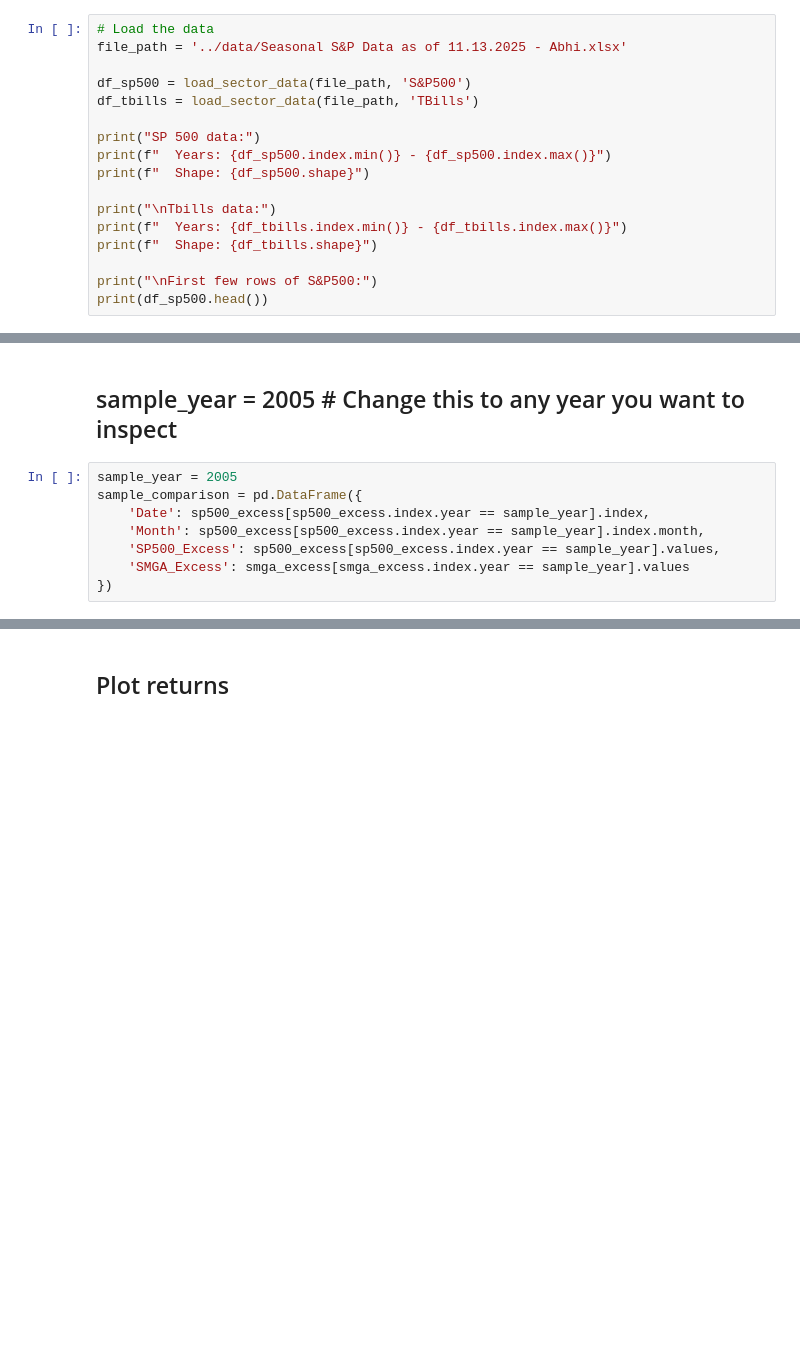
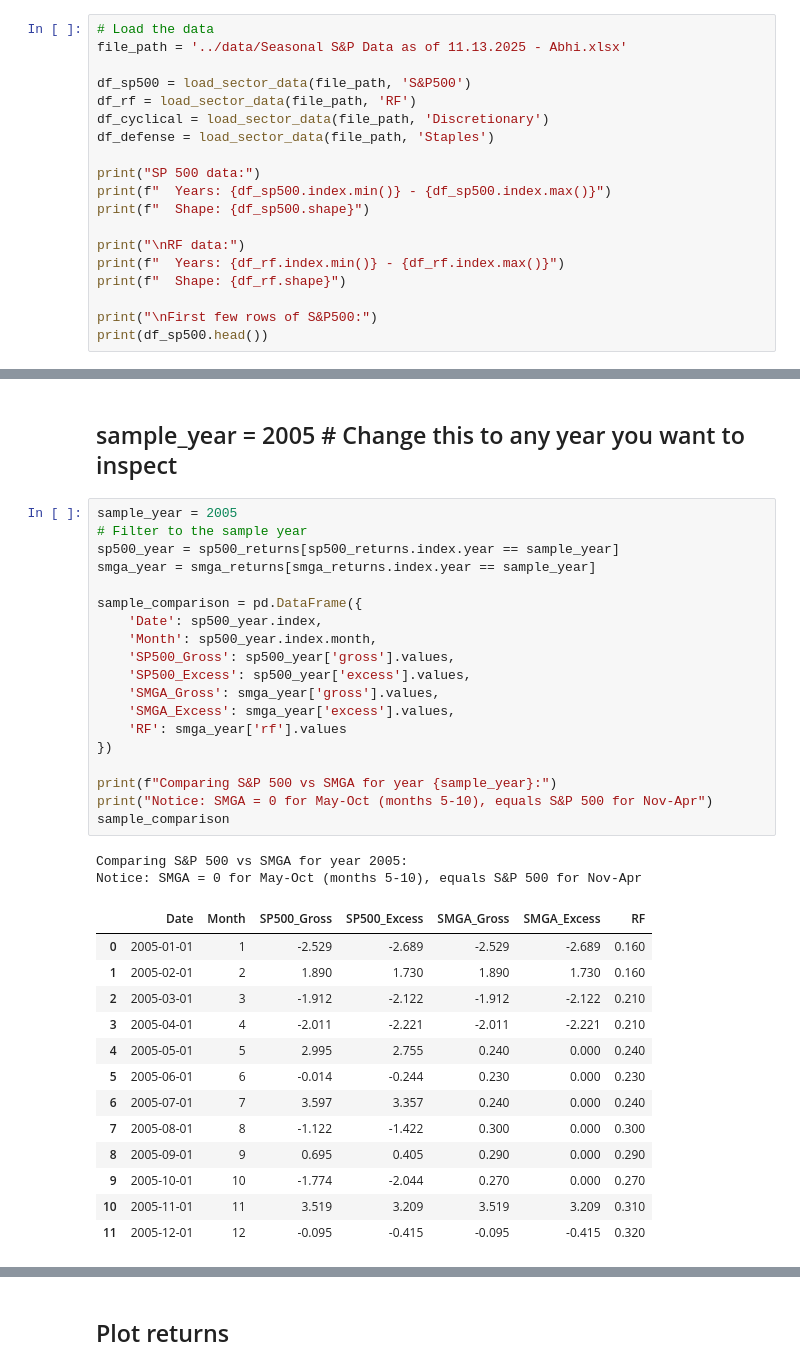
Before and after one commit to reading-stiener/offense-defense-project, a Jupyter notebook: notebooks/03_investment_strategies.ipynb, the cells around one changed output, grey strips where cells are left out. Drawn from its saved outputs; the diff is of its cells as text; blank space fills up the shorter version.

```diff
--- a/notebooks/03_investment_strategies.ipynb
+++ b/notebooks/03_investment_strategies.ipynb
@@ -40,15 +33,17 @@ print("✓ Setup complete!")
 file_path = '../data/Seasonal S&P Data as of 11.13.2025 - Abhi.xlsx'
 
 df_sp500 = load_sector_data(file_path, 'S&P500')
-df_tbills = load_sector_data(file_path, 'TBills')
+df_rf = load_sector_data(file_path, 'RF')
+df_cyclical = load_sector_data(file_path, 'Discretionary')
+df_defense = load_sector_data(file_path, 'Staples')
 
 print("SP 500 data:")
 print(f"  Years: {df_sp500.index.min()} - {df_sp500.index.max()}")
 print(f"  Shape: {df_sp500.shape}")
 
-print("\nTbills data:")
-print(f"  Years: {df_tbills.index.min()} - {df_tbills.index.max()}")
-print(f"  Shape: {df_tbills.shape}")
+print("\nRF data:")
+print(f"  Years: {df_rf.index.min()} - {df_rf.index.max()}")
+print(f"  Shape: {df_rf.shape}")
 
 print("\nFirst few rows of S&P500:")
 print(df_sp500.head())
@@ -132,9 +149,36 @@ dtype: float64
 ## sample_year = 2005  # Change this to any year you want to inspect
 # %%
 sample_year = 2005
+# Filter to the sample year
+sp500_year = sp500_returns[sp500_returns.index.year == sample_year]
+smga_year = smga_returns[smga_returns.index.year == sample_year]
+
 sample_comparison = pd.DataFrame({
-    'Date': sp500_excess[sp500_excess.index.year == sample_year].index,
-    'Month': sp500_excess[sp500_excess.index.year == sample_year].index.month,
-    'SP500_Excess': sp500_excess[sp500_excess.index.year == sample_year].values,
-    'SMGA_Excess': smga_excess[smga_excess.index.year == sample_year].values
+    'Date': sp500_year.index,
+    'Month': sp500_year.index.month,
+    'SP500_Gross': sp500_year['gross'].values,
+    'SP500_Excess': sp500_year['excess'].values,
+    'SMGA_Gross': smga_year['gross'].values,
+    'SMGA_Excess': smga_year['excess'].values,
+    'RF': smga_year['rf'].values
 })
+
+print(f"Comparing S&P 500 vs SMGA for year {sample_year}:")
+print("Notice: SMGA = 0 for May-Oct (months 5-10), equals S&P 500 for Nov-Apr")
+sample_comparison
+# %% [output]
+Comparing S&P 500 vs SMGA for year 2005:
+Notice: SMGA = 0 for May-Oct (months 5-10), equals S&P 500 for Nov-Apr
+|  | Date | Month | SP500_Gross | SP500_Excess | SMGA_Gross | SMGA_Excess | RF |
+| 0 | 2005-01-01 | 1 | -2.529 | -2.689 | -2.529 | -2.689 | 0.160 |
+| 1 | 2005-02-01 | 2 | 1.890 | 1.730 | 1.890 | 1.730 | 0.160 |
+| 2 | 2005-03-01 | 3 | -1.912 | -2.122 | -1.912 | -2.122 | 0.210 |
+| 3 | 2005-04-01 | 4 | -2.011 | -2.221 | -2.011 | -2.221 | 0.210 |
+| 4 | 2005-05-01 | 5 | 2.995 | 2.755 | 0.240 | 0.000 | 0.240 |
+| 5 | 2005-06-01 | 6 | -0.014 | -0.244 | 0.230 | 0.000 | 0.230 |
+| 6 | 2005-07-01 | 7 | 3.597 | 3.357 | 0.240 | 0.000 | 0.240 |
+| 7 | 2005-08-01 | 8 | -1.122 | -1.422 | 0.300 | 0.000 | 0.300 |
+| 8 | 2005-09-01 | 9 | 0.695 | 0.405 | 0.290 | 0.000 | 0.290 |
+| 9 | 2005-10-01 | 10 | -1.774 | -2.044 | 0.270 | 0.000 | 0.270 |
+| 10 | 2005-11-01 | 11 | 3.519 | 3.209 | 3.519 | 3.209 | 0.310 |
+| 11 | 2005-12-01 | 12 | -0.095 | -0.415 | -0.095 | -0.415 | 0.320 |
```
Also changed, not shown: parts of 16 cells of this notebook, 2 other files.
